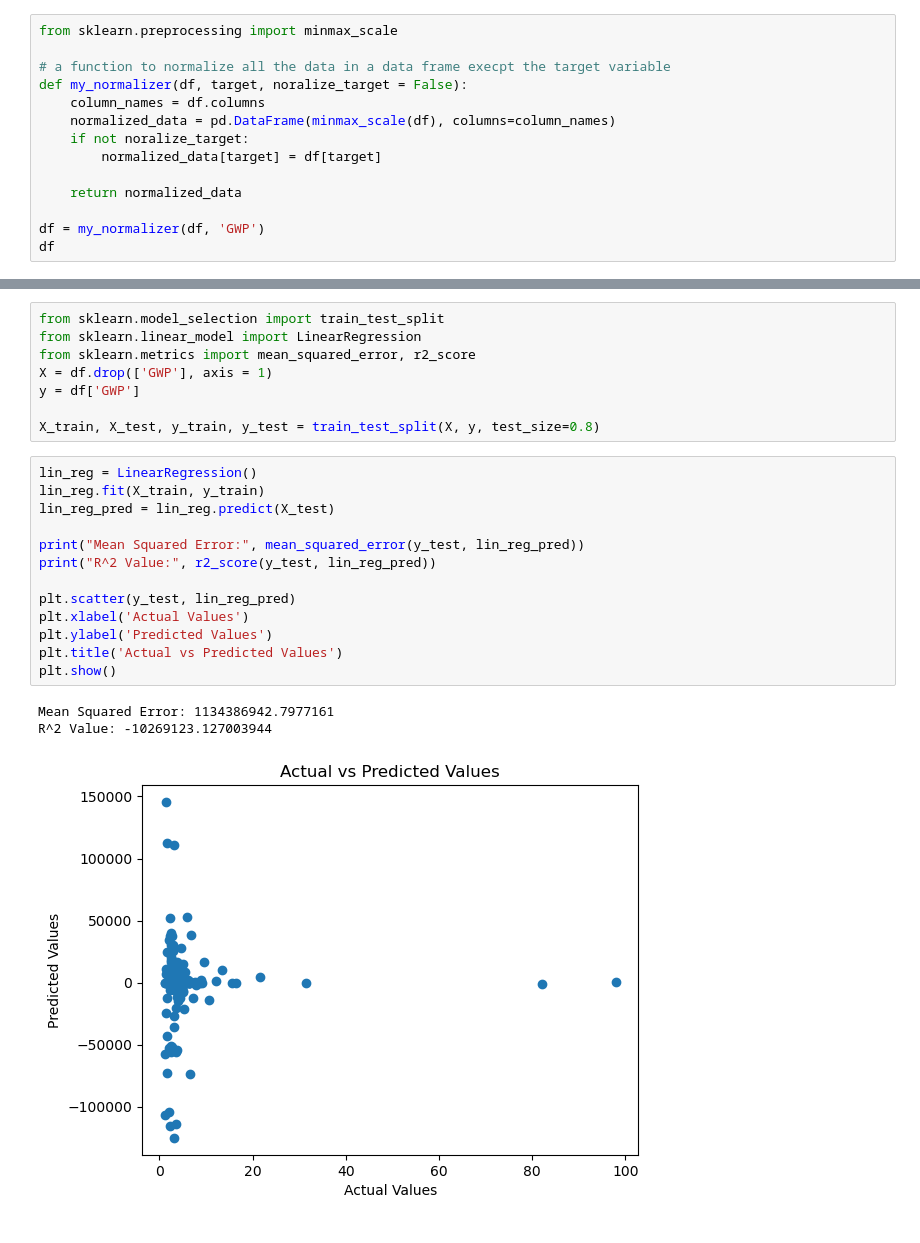
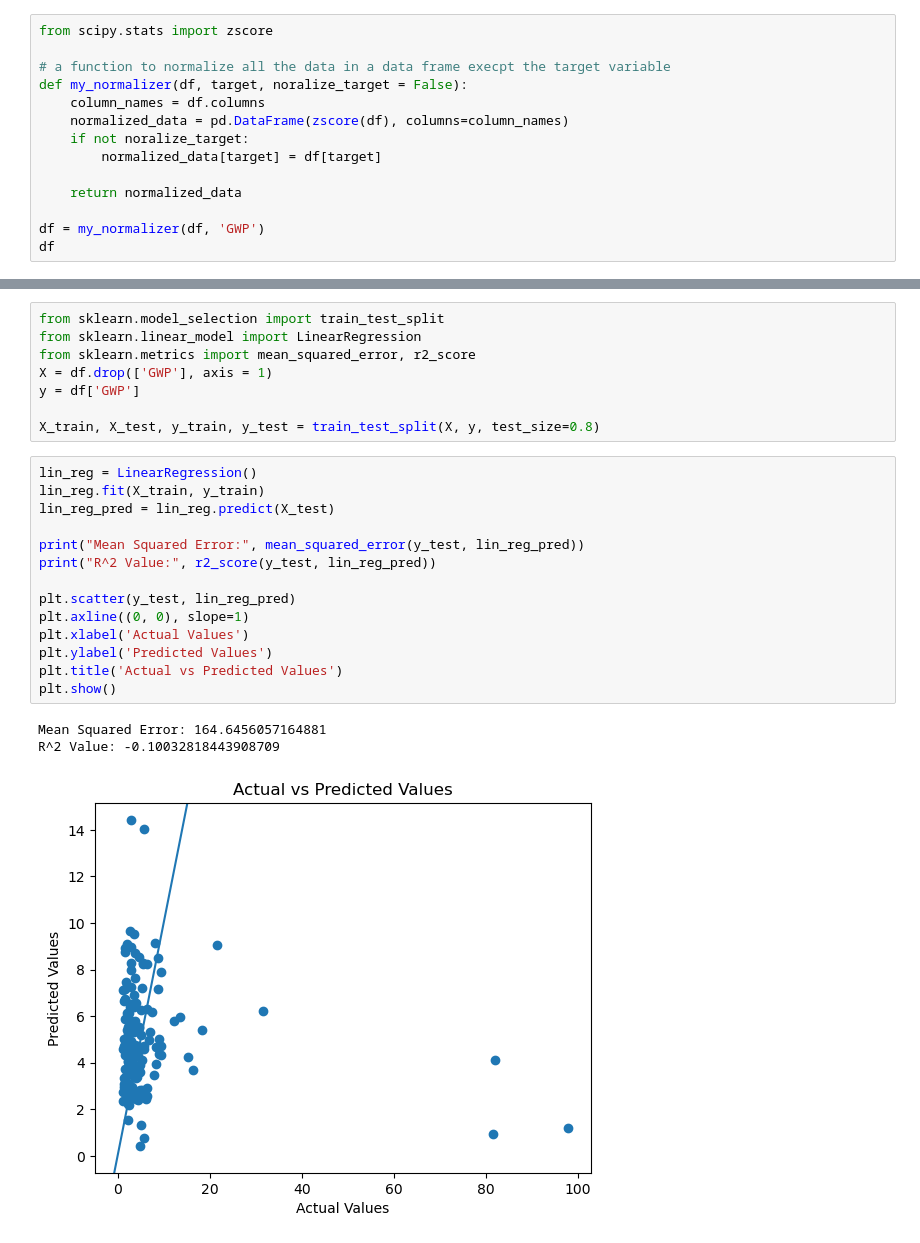
Before and after one commit to tylersmed/LCA_Machine_Learning, a Jupyter notebook: recreating-paper/data-processing.ipynb, the cells around one changed output, grey strips where cells are left out. Cells and saved outputs as stored; diff of their text form.

```diff
--- a/recreating-paper/data-processing.ipynb
+++ b/recreating-paper/data-processing.ipynb
@@ -81,12 +81,12 @@ df
 # %% [markdown]
 ## Normalize the Data
 # %%
-from sklearn.preprocessing import minmax_scale
+from scipy.stats import zscore
 
 # a function to normalize all the data in a data frame execpt the target variable
 def my_normalizer(df, target, noralize_target = False):
     column_names = df.columns
-    normalized_data = pd.DataFrame(minmax_scale(df), columns=column_names)
+    normalized_data = pd.DataFrame(zscore(df), columns=column_names)
     if not noralize_target:
         normalized_data[target] = df[target]
 
@@ -125,17 +125,18 @@ X_train, X_test, y_train, y_test = train_test_split(X, y, test_size=0.8)
 # %%
 lin_reg = LinearRegression()
 lin_reg.fit(X_train, y_train)
 lin_reg_pred = lin_reg.predict(X_test)
 
 print("Mean Squared Error:", mean_squared_error(y_test, lin_reg_pred))
 print("R^2 Value:", r2_score(y_test, lin_reg_pred))
 
 plt.scatter(y_test, lin_reg_pred)
+plt.axline((0, 0), slope=1)
 plt.xlabel('Actual Values')
 plt.ylabel('Predicted Values')
 plt.title('Actual vs Predicted Values')
 plt.show()
 # %% [output]
-Mean Squared Error: 1134386942.7977161
-R^2 Value: -10269123.127003944
+Mean Squared Error: 164.6456057164881
+R^2 Value: -0.10032818443908709
-[figure, old version]
+[figure, new version]
```
Also changed, not shown: parts of 2 cells of this notebook, 3 other files.
